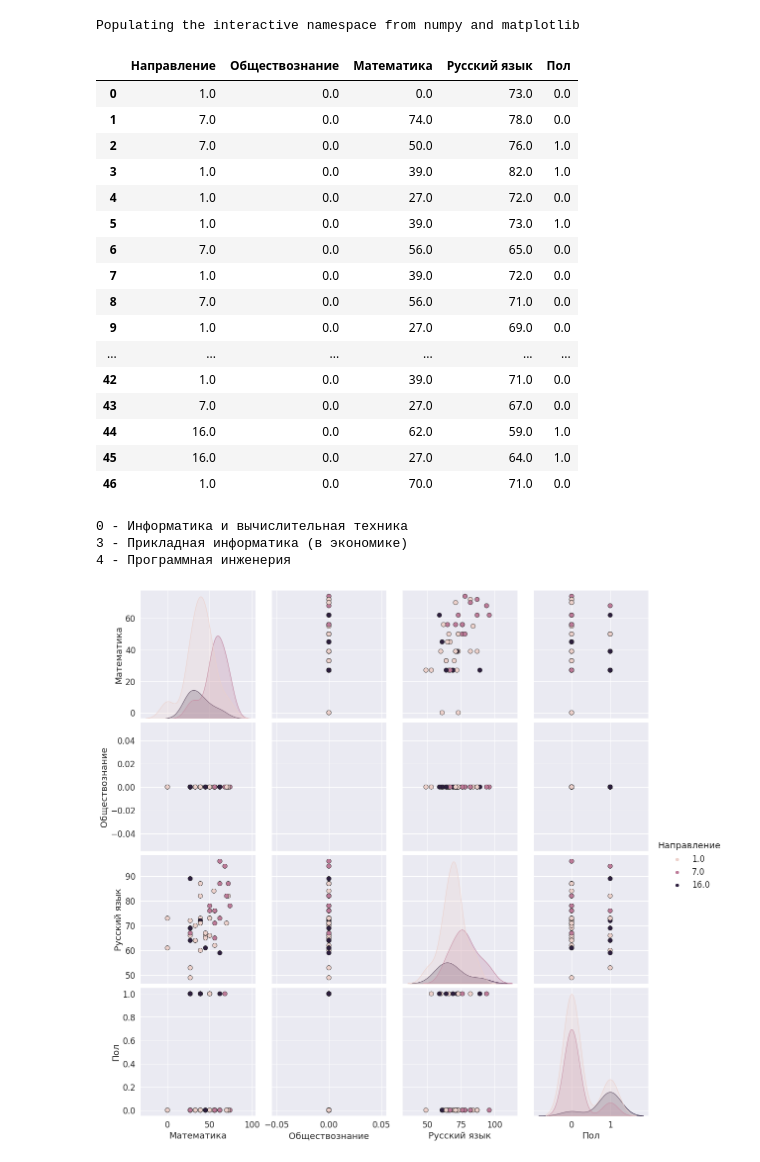
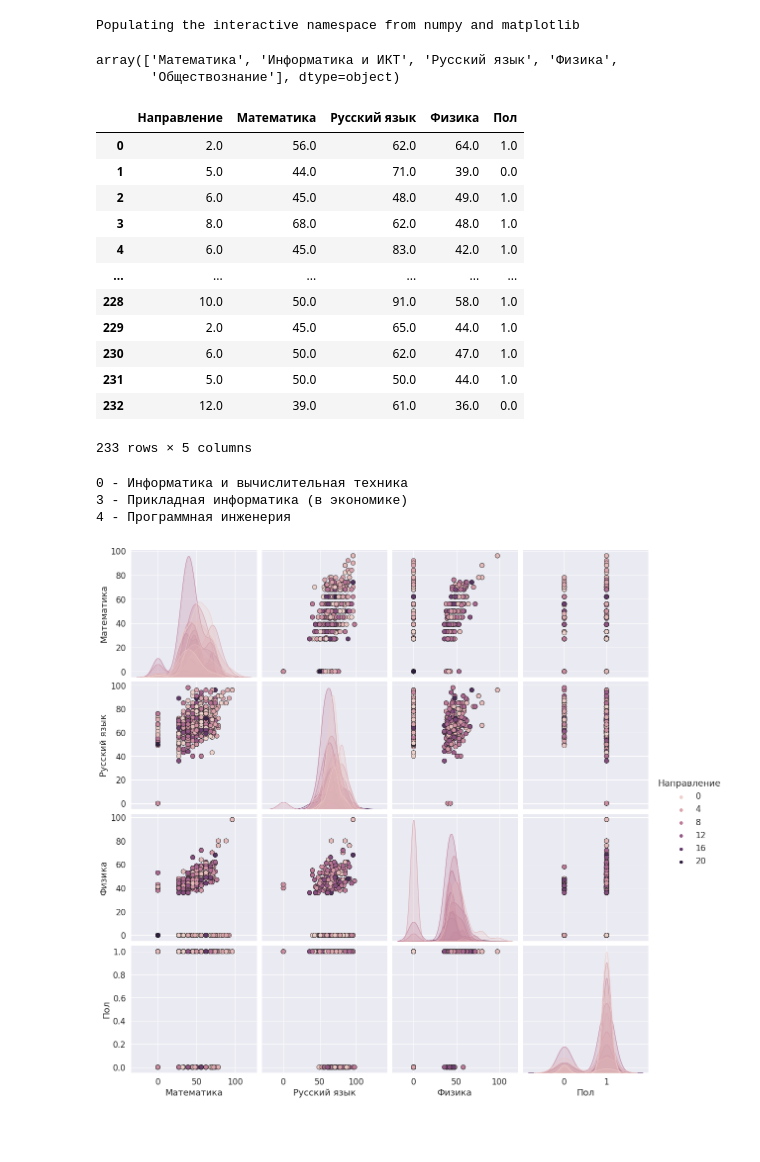
Before and after one commit to KorneychukV/countepropagation-network, a Jupyter notebook: students_analysis.ipynb, the cells around one changed output. Cells and saved outputs as stored; diff of their text form; code cells hidden in the pictures; blank space fills up the shorter version.

```diff
--- a/students_analysis.ipynb
+++ b/students_analysis.ipynb
@@ -63,3 +63,17 @@ for student in data:
+# %%
+computer_science_classes = df.loc[df['Предметы ЕГЭ'] == 'Физика', 'Специальность/направление'].unique()
+computer_science = []
+
+for student in data:
+    if classes[np.where(student['result'] == 1)[0][0]] in computer_science_classes:
+        computer_science.append(student)
+
+#computer_science_classes = df.loc[df['Предметы ЕГЭ'] == 'Физика', 'Специальность/направление'].unique()
+#computer_science = []
+
+# for student in data:
+#     #if classes[np.where(student['result'] == 1)[0][0]] in computer_science_classes:
+#         computer_science.append(student)
 # %%
 # data_computer_scince = np.array([['Направление', 'Информатика', 'Математика', 'Русский язык', 'Пол']])
 
@@ -78 +110,22 @@ for student in data:
+# %%
+data_computer_scince = np.array([['Направление', 'Математика', 'Русский язык', 'Физика', 'Пол']])
+
+for student in computer_science:
+    data_computer_scince = np.append(data_computer_scince,
+                         [[np.where(student['result'] == 1)[0][0],
+                           student['features'][0],
+                           student['features'][2],
+                           student['features'][3],
+                           student['features'][5]]],
+                         axis = 0)
+
+plot_data = pd.DataFrame(
+    data = data_computer_scince[1:,0:],
+    columns = data_computer_scince[0,0:])
+# %%
+computer_science[0]['features']
+subjects
+# %% [output]
+array(['Математика', 'Информатика и ИКТ', 'Русский язык', 'Физика',
+       'Обществознание'], dtype=object)
 # %%
@@ -93,23 +146,19 @@ plot_data = pd.DataFrame(
 # %%
 plot_data
 # %% [output]
-|  | Направление | Обществознание | Математика | Русский язык | Пол |
-| 0 | 1.0 | 0.0 | 0.0 | 73.0 | 0.0 |
-| 1 | 7.0 | 0.0 | 74.0 | 78.0 | 0.0 |
-| 2 | 7.0 | 0.0 | 50.0 | 76.0 | 1.0 |
-| 3 | 1.0 | 0.0 | 39.0 | 82.0 | 1.0 |
-| 4 | 1.0 | 0.0 | 27.0 | 72.0 | 0.0 |
-| 5 | 1.0 | 0.0 | 39.0 | 73.0 | 1.0 |
-| 6 | 7.0 | 0.0 | 56.0 | 65.0 | 0.0 |
-| 7 | 1.0 | 0.0 | 39.0 | 72.0 | 0.0 |
-| 8 | 7.0 | 0.0 | 56.0 | 71.0 | 0.0 |
-| 9 | 1.0 | 0.0 | 27.0 | 69.0 | 0.0 |
+|  | Направление | Математика | Русский язык | Физика | Пол |
+| 0 | 2.0 | 56.0 | 62.0 | 64.0 | 1.0 |
+| 1 | 5.0 | 44.0 | 71.0 | 39.0 | 0.0 |
+| 2 | 6.0 | 45.0 | 48.0 | 49.0 | 1.0 |
+| 3 | 8.0 | 68.0 | 62.0 | 48.0 | 1.0 |
+| 4 | 6.0 | 45.0 | 83.0 | 42.0 | 1.0 |
 | ... | ... | ... | ... | ... | ... |
-| 42 | 1.0 | 0.0 | 39.0 | 71.0 | 0.0 |
-| 43 | 7.0 | 0.0 | 27.0 | 67.0 | 0.0 |
-| 44 | 16.0 | 0.0 | 62.0 | 59.0 | 1.0 |
-| 45 | 16.0 | 0.0 | 27.0 | 64.0 | 1.0 |
-| 46 | 1.0 | 0.0 | 70.0 | 71.0 | 0.0 |
+| 228 | 10.0 | 50.0 | 91.0 | 58.0 | 1.0 |
+| 229 | 2.0 | 45.0 | 65.0 | 44.0 | 1.0 |
+| 230 | 6.0 | 50.0 | 62.0 | 47.0 | 1.0 |
+| 231 | 5.0 | 50.0 | 50.0 | 44.0 | 1.0 |
+| 232 | 12.0 | 39.0 | 61.0 | 36.0 | 0.0 |
+233 rows × 5 columns
 # %%
 # print('0 - ' + classes[0])
 # print('3 - ' + classes[3])
@@ -125,20 +186,20 @@ plot_data
 # %%
 print('0 - ' + classes[0])
 print('3 - ' + classes[3])
 print('4 - ' + classes[4])
 
 sns.set(font_scale=1.5)
 plot = sns.pairplot(
-    plot_data[['Математика', 'Обществознание', 'Русский язык', 'Пол', 'Направление']].astype(float),
+    plot_data[['Математика', 'Русский язык', 'Физика', 'Пол', 'Направление']].astype(float),
     hue = 'Направление',
     plot_kws = {'alpha': 1, 's': 80, 'edgecolor': 'k'},
     height = 4)
 plot.savefig("студенты(зависимость признаков).png")
 # %% [output]
 0 - Информатика и вычислительная техника
 3 - Прикладная информатика (в экономике)
 4 - Программная инженерия
-[figure, old version]
+[figure, new version]
 # %%
 # plot_data[['Математика', 'Информатика', 'Русский язык', 'Пол']].astype(float).corr()
 # %%
```
Also changed, not shown: parts of 8 cells of this notebook, 5 other files.
